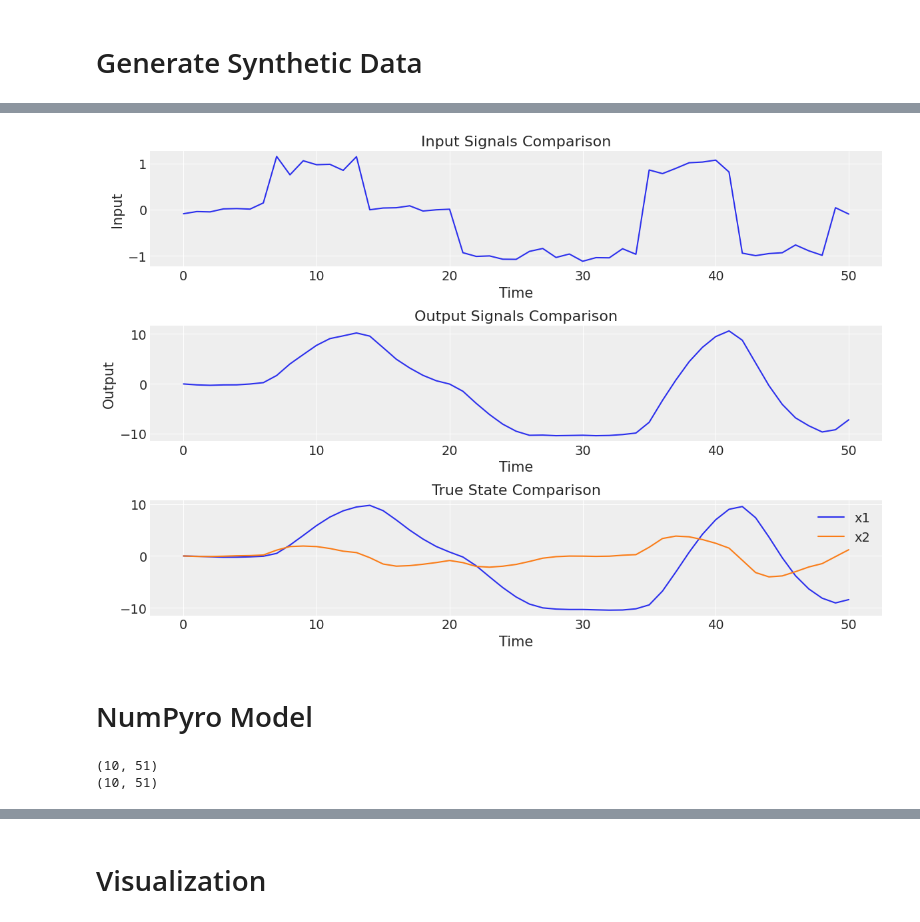
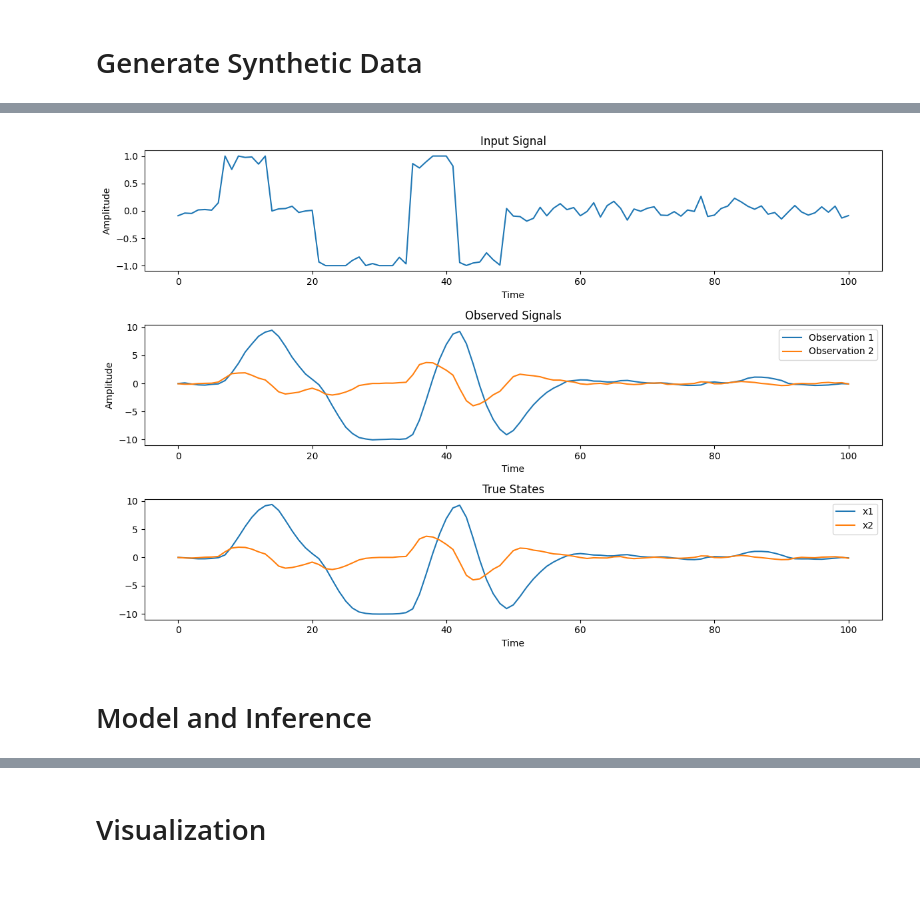
Before and after one commit to SMU-HCI/cs702-ci, a Jupyter notebook: week-10/lecture/lg-ssm.ipynb, the cells around one changed output, grey strips where cells are left out. Cells and saved outputs as stored; diff of their text form; code cells hidden in the pictures; blank space fills up the shorter version.

```diff
--- a/week-10/lecture/lg-ssm.ipynb
+++ b/week-10/lecture/lg-ssm.ipynb
@@ -87,49 +62,51 @@ print(us.shape, xs.shape)
+# %%
+np.random.seed(42)
+ts = np.linspace(0, 100, 101)
+us = generate_input(ts)
+xs, ys, y_clean = generate_scrolling_data(ts, us)
 # %%
-def plot_multiple_datasets(ts, us, ys, xs):
-    """Generate and plot multiple datasets"""
-    assert us.shape == ys.shape, "Input and output signals must have the same shape"
-
-    N, T = us.shape
+def plot_signals(
+    ts: np.ndarray, us: np.ndarray, ys: np.ndarray, xs: np.ndarray
+) -> None:
+    """Plot the datasets"""
     fig = plt.figure(figsize=(12, 8))
 
     # Plot input signals
     plt.subplot(3, 1, 1)
-    for i in range(N):
-        plt.plot(ts, us[i, :])
-    plt.title("Input Signals Comparison")
+    plt.plot(ts, us)
+    plt.title("Input Signal")
     plt.xlabel("Time")
-    plt.ylabel("Input")
+    plt.ylabel("Amplitude")
 
     # Plot output signals
+    seq_len, obs_dim = ys.shape
+    assert obs_dim == 2, "Output signal must have 2 dimensions"
     plt.subplot(3, 1, 2)
-    for i in range(N):
-        plt.plot(
-            ts,
-            ys[i, :],
-            label=f"Dataset {i + 1}",
-        )
-    plt.title("Output Signals Comparison")
+    for i in range(obs_dim):
+        plt.plot(ts, ys[:, i], label=f"Observation {i + 1}")
+    plt.title("Observed Signals")
     plt.xlabel("Time")
-    plt.ylabel("Output")
+    plt.ylabel("Amplitude")
+    plt.legend()
 
     # Plot true states
+    seq_len, state_dim = xs.shape
     plt.subplot(3, 1, 3)
-    for i in range(N):
-        plt.plot(ts, xs[i, :, 0])
-        plt.plot(ts, xs[i, :, 1])
-
-    plt.title("True State Comparison")
+    for i in range(state_dim):
+        plt.plot(ts, xs[:,i], label=f"State {i + 1}")
+    plt.title("True States")
     plt.legend(["x1", "x2"])
     plt.xlabel("Time")
 
     plt.tight_layout()
 
     # Show all figures
     plt.show()
 
-plot_multiple_datasets(ts, us, ys, xs)
+
+plot_signals(ts, us, ys, xs)
 # %% [output]
-[figure, old version]
+[figure, new version]
 # %% [markdown]
-# NumPyro Model
+# Model and Inference
 # %%
@@ -166,17 +130,3 @@ az.style.use("arviz-darkgrid")
 
 numpyro.set_platform("cpu")
 numpyro.set_host_device_count(1)
-# %%
-np.random.seed(42)
-ts = np.linspace(0, 50, 51)
-N = 10
-us, ys, xs = generate_multiple_datasets(ts, N, .5, .3, .1, 0.1)
-
-Y = jnp.array(ys)
-U = jnp.array(us)
-
-print(Y.shape)
-print(U.shape)
-# %% [output]
-(10, 51)
-(10, 51)
```
Also changed, not shown: parts of 12 cells of this notebook.
